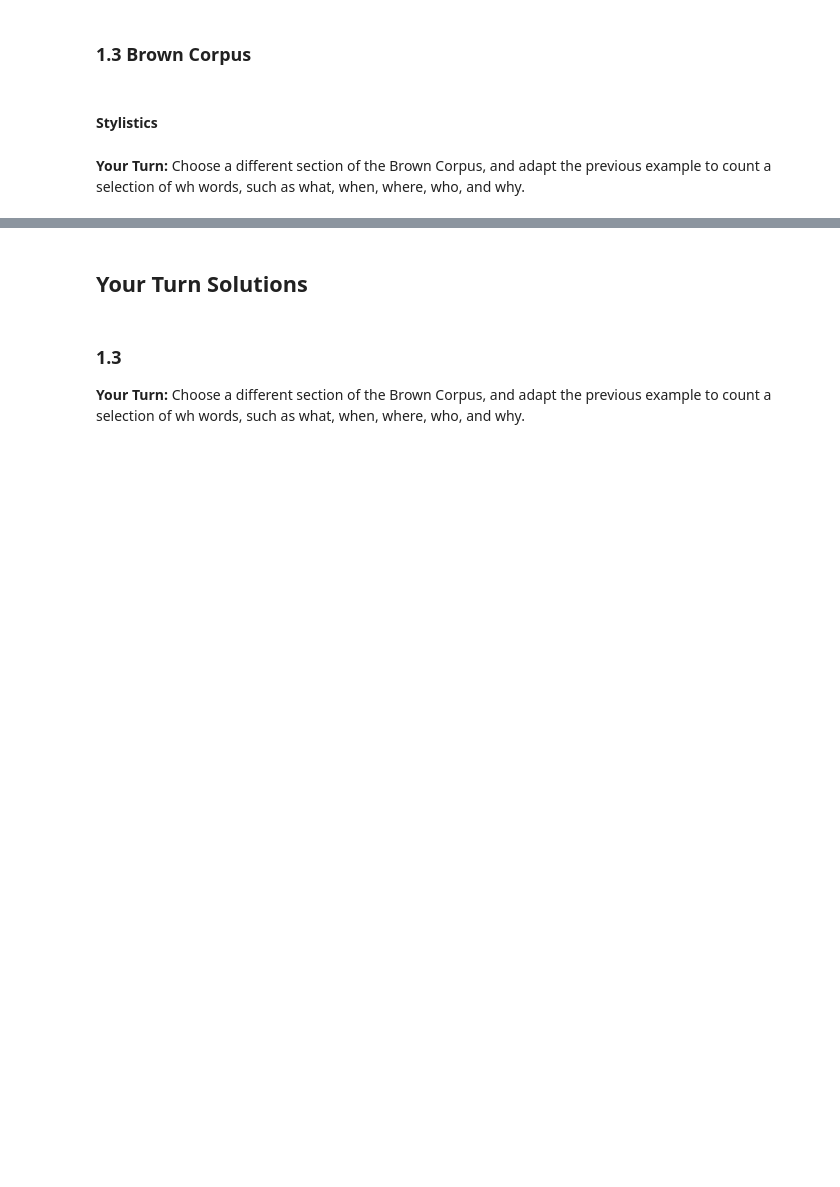
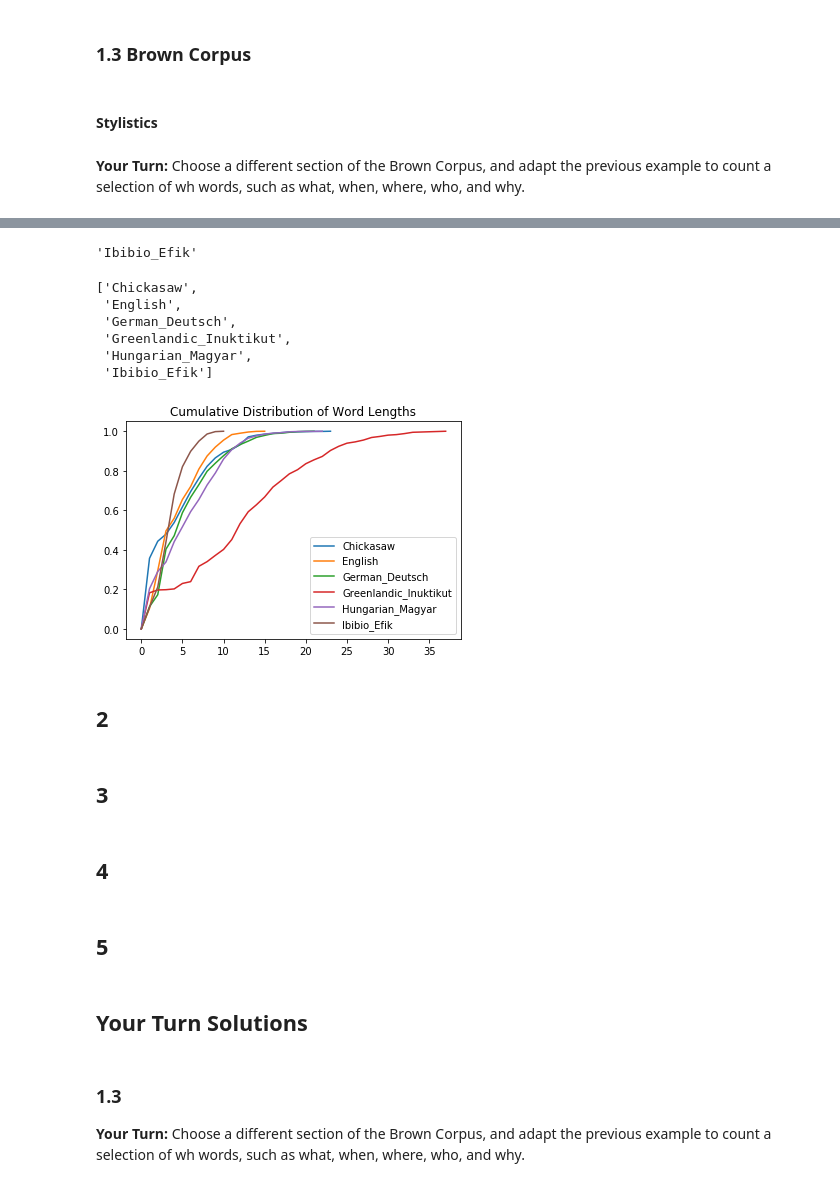
Before and after one commit to BetoBob/NLTK-Book-Resource, a Jupyter notebook: 02/2 - Notes.ipynb, the cells around one changed output, grey strips where cells are left out. Cells and saved outputs as stored; diff of their text form; code cells hidden in the pictures; blank space fills up the shorter version.

```diff
--- a/02/2 - Notes.ipynb
+++ b/02/2 - Notes.ipynb
@@ -110,0 +205,21 @@ science_fiction    16    49     4    12     8    16
+# %%
+import pandas as pd
+from nltk.corpus import udhr
+
+languages = ['Chickasaw', 'English', 'German_Deutsch', 'Greenlandic_Inuktikut', 'Hungarian_Magyar', 'Ibibio_Efik']
+
+cfd = nltk.ConditionalFreqDist(
+    (lang, len(word))
+    for lang in languages
+    for word in udhr.words(lang + '-Latin1'))
+
+def plot_freq(lang):
+    max_length = max([len(word) for word in udhr.words(lang + '-Latin1')])
+    eng_freq_dist = {}
+
+    for i in range(max_length + 1):
+        eng_freq_dist[i] = cfd[lang].freq(i)
+
+    ed = pd.Series(eng_freq_dist, name=lang)
+
+    ed.cumsum().plot(legend=True, title='Cumulative Distribution of Word Lengths')
@@ -111,3 +246,29 @@ science_fiction    16    49     4    12     8    16
+# %%
+lang
+# %% [output]
+'Ibibio_Efik'
+# %%
+[lang for lang in languages]
+# %% [output]
+['Chickasaw',
+ 'English',
+ 'German_Deutsch',
+ 'Greenlandic_Inuktikut',
+ 'Hungarian_Magyar',
+ 'Ibibio_Efik']
+# %%
+for lang in languages:
+    plot_freq(lang)
+# %% [output]
+[figure, added]
+# %% [markdown]
+## 2
+# %% [markdown]
+## 3
+# %% [markdown]
+## 4
+# %% [markdown]
+## 5
 # %% [markdown]
 ## Your Turn Solutions
 # %% [markdown]
```
Also changed, not shown: parts of 31 cells of this notebook, 2 other files.
